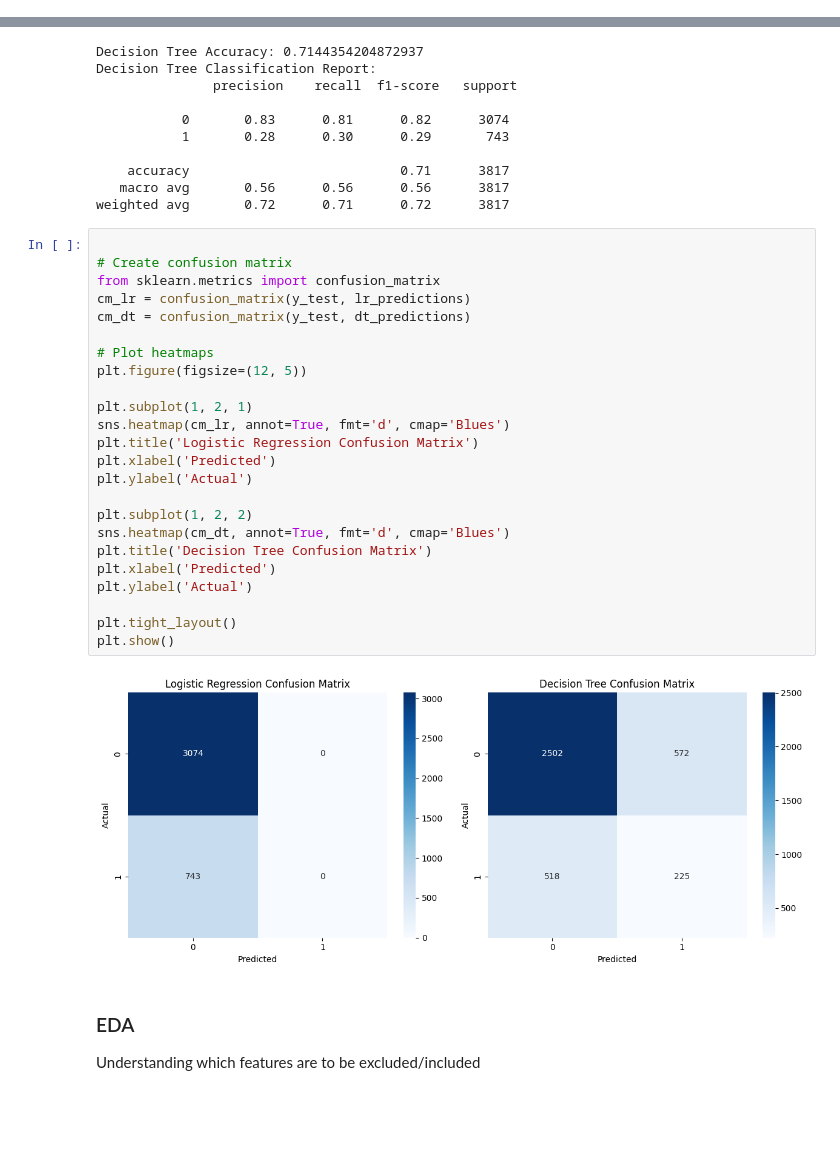
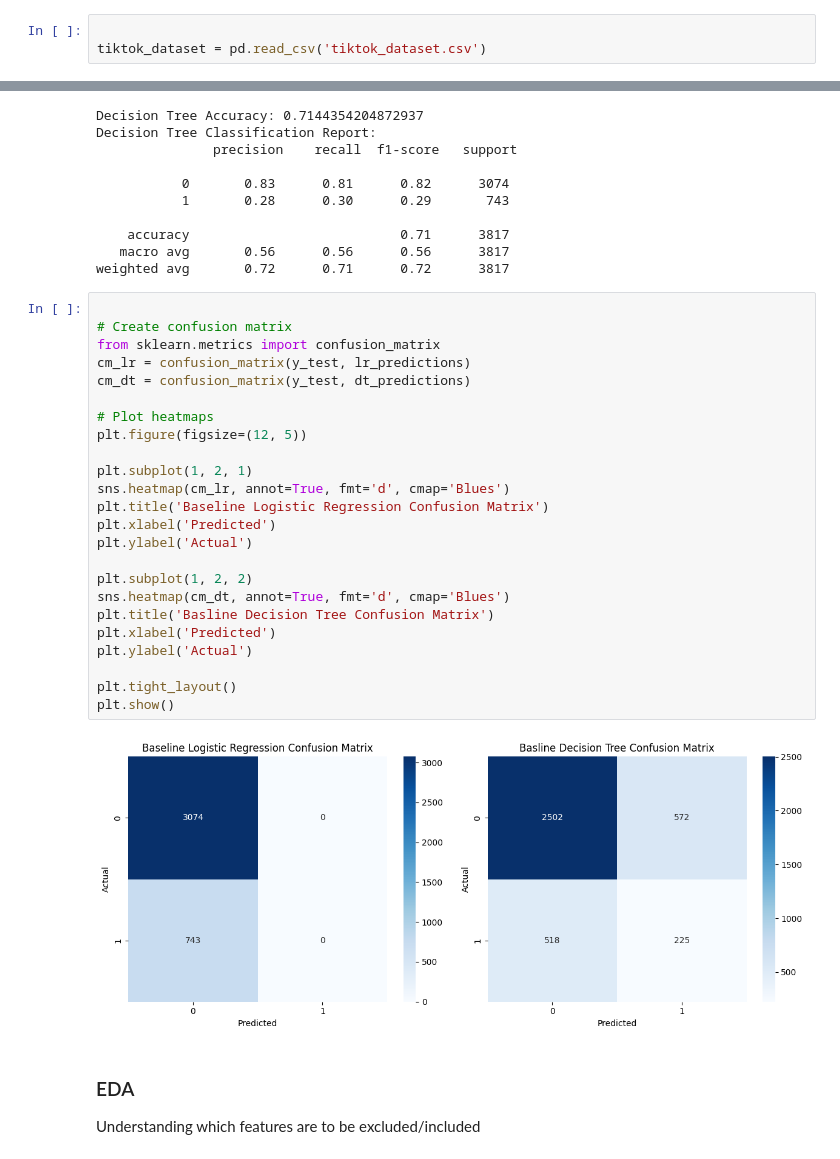
Before and after one commit to Takosaga/fall_24, a Jupyter notebook: machine_learning_and_predictive_analytics/detecting_suspicious_tiktok_content_creators/notebooks/report.ipynb, the cells around one changed output, grey strips where cells are left out. Drawn from its saved outputs; the diff is of its cells as text; blank space fills up the shorter version.

```diff
--- a/machine_learning_and_predictive_analytics/detecting_suspicious_tiktok_content_creators/notebooks/report.ipynb
+++ b/machine_learning_and_predictive_analytics/detecting_suspicious_tiktok_content_creators/notebooks/report.ipynb
@@ -31,3 +41,6 @@ tiktok_dataset = pd.read_csv(csv_file_path)
+# %%
+
+tiktok_dataset = pd.read_csv('tiktok_dataset.csv')
 # %%
 tiktok_dataset.head()
 # %% [output]
@@ -445,29 +458,29 @@ weighted avg       0.72      0.71      0.72      3817
 # %%
 
 # Create confusion matrix
 from sklearn.metrics import confusion_matrix
 cm_lr = confusion_matrix(y_test, lr_predictions)
 cm_dt = confusion_matrix(y_test, dt_predictions)
 
 # Plot heatmaps
 plt.figure(figsize=(12, 5))
 
 plt.subplot(1, 2, 1)
 sns.heatmap(cm_lr, annot=True, fmt='d', cmap='Blues')
-plt.title('Logistic Regression Confusion Matrix')
+plt.title('Baseline Logistic Regression Confusion Matrix')
 plt.xlabel('Predicted')
 plt.ylabel('Actual')
 
 plt.subplot(1, 2, 2)
 sns.heatmap(cm_dt, annot=True, fmt='d', cmap='Blues')
-plt.title('Decision Tree Confusion Matrix')
+plt.title('Basline Decision Tree Confusion Matrix')
 plt.xlabel('Predicted')
 plt.ylabel('Actual')
 
 plt.tight_layout()
 plt.show()
 # %% [output]
-[figure, old version]
+[figure, new version]
 # %% [markdown]
 ### EDA
 Understanding which features are to be excluded/included
```
Also changed, not shown: parts of 13 cells of this notebook, 2 other files.
